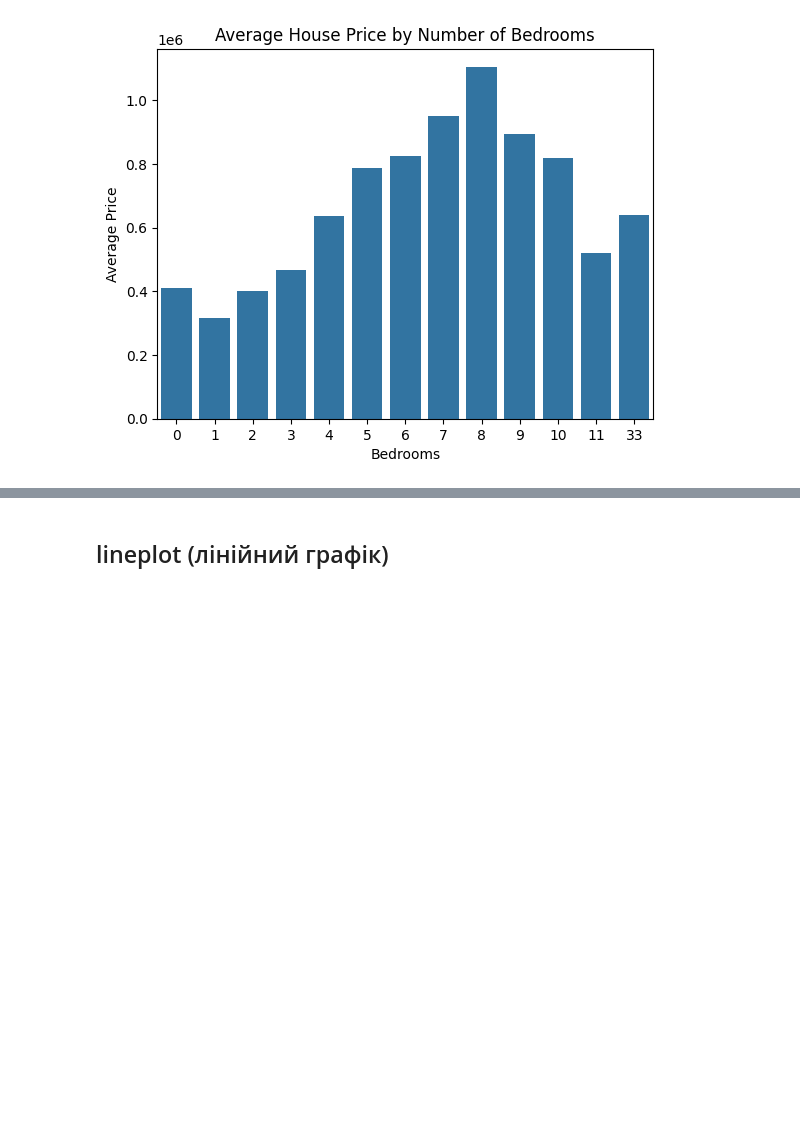
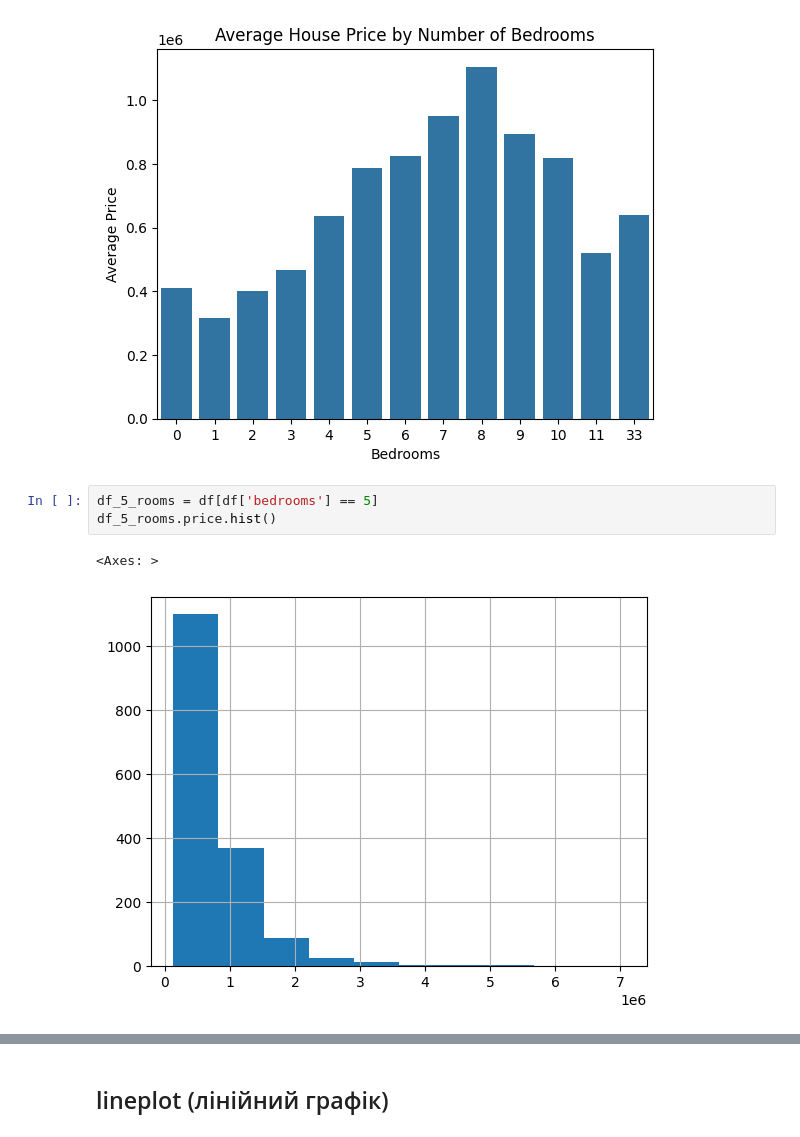
Before and after one commit to cpython-projects/python_da_06_11_25, a Jupyter notebook: lesson_19.ipynb, the cells around one changed output, grey strips where cells are left out. Cells and saved outputs as stored; diff of their text form; blank space fills up the shorter version.

```diff
--- a/lesson_19.ipynb
+++ b/lesson_19.ipynb
@@ -593,3 +602,9 @@ plt.ylabel("Average Price")
 plt.show()
 # %% [output]
 [figure]
+# %%
+df_5_rooms = df[df['bedrooms'] == 5]
+df_5_rooms.price.hist()
+# %% [output]
+<Axes: >
+[figure, added]
```
Also changed, not shown: parts of 11 cells of this notebook.
